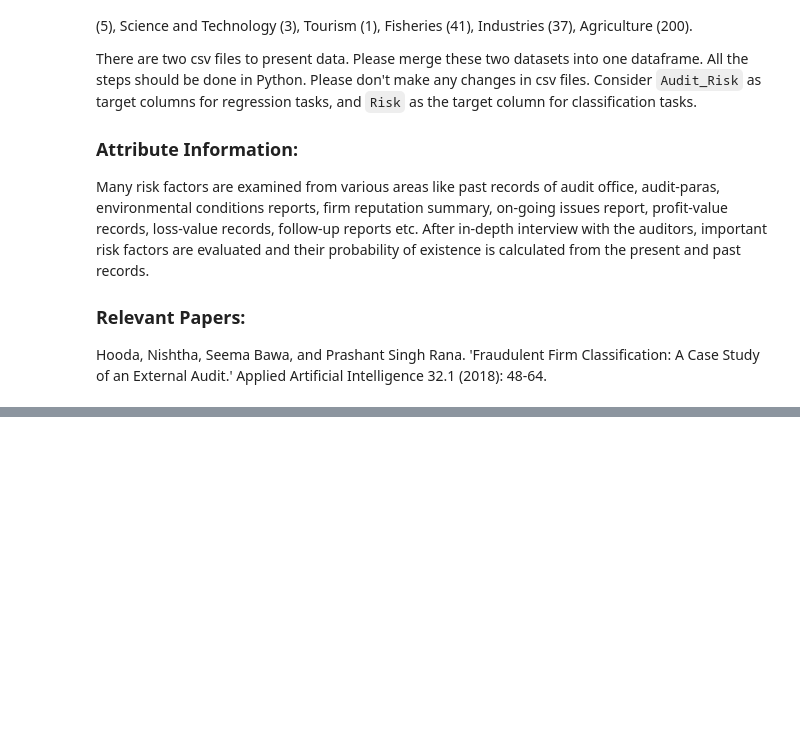
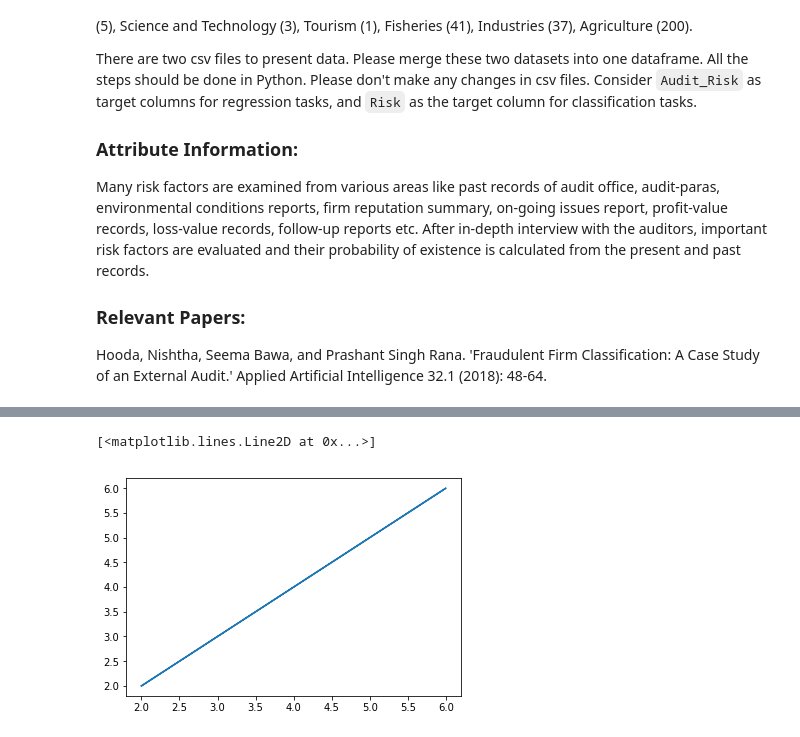
Before and after one commit to JianliHuang/ba-masters, a Jupyter notebook: spring19/applied-ml/project1/Project 1.ipynb, the cells around one changed output, grey strips where cells are left out. Cells and saved outputs as stored; diff of their text form; code cells hidden in the pictures; blank space fills up the shorter version.

```diff
--- a/spring19/applied-ml/project1/Project 1.ipynb
+++ b/spring19/applied-ml/project1/Project 1.ipynb
@@ -100,0 +259,5 @@ list(raw_data)
+# %%
+plt.plot(d1['District_Loss'], d2['District'])
+# %% [output]
+[<matplotlib.lines.Line2D at 0x...>]
+[figure, added]
```
Also changed, not shown: parts of 48 cells of this notebook, 10 other files.
